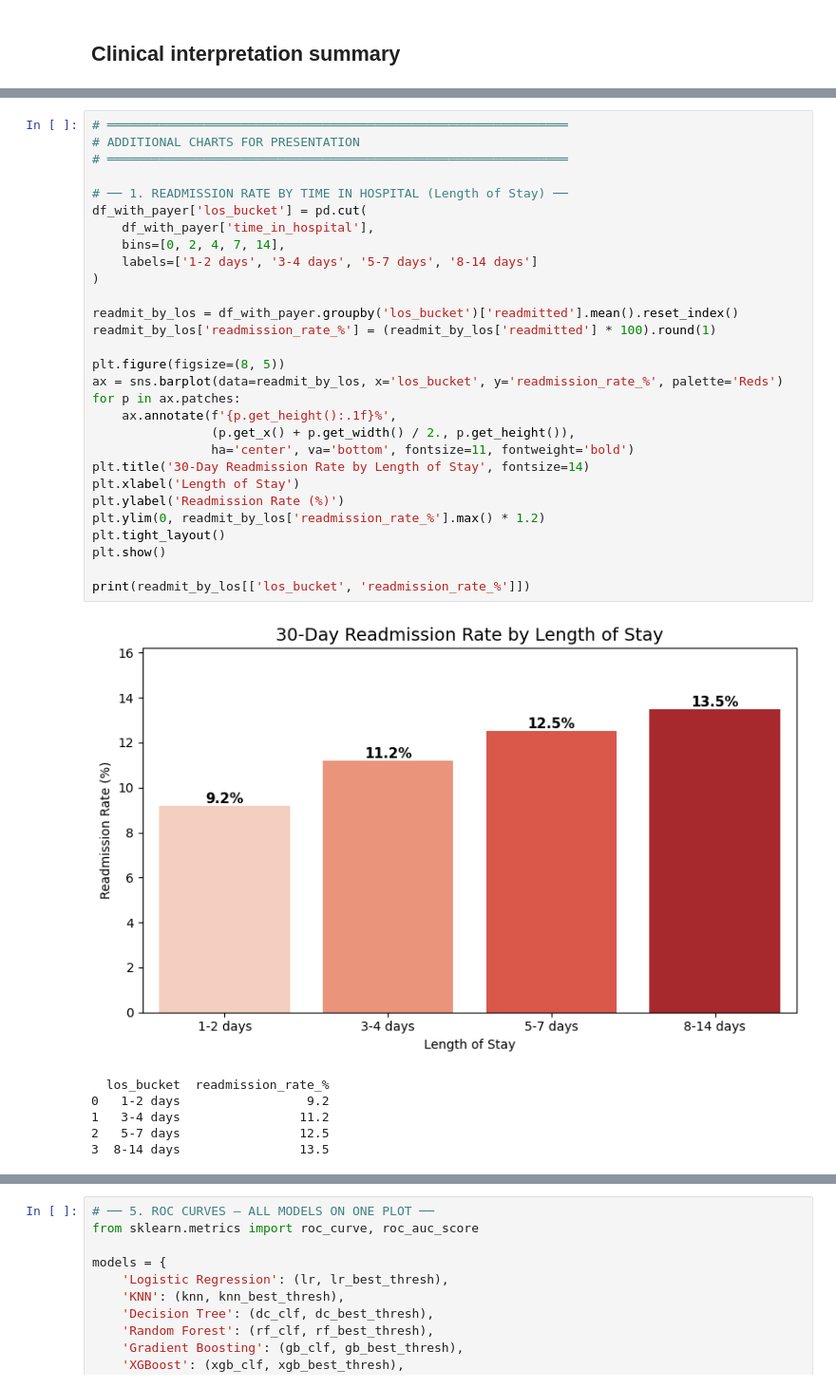
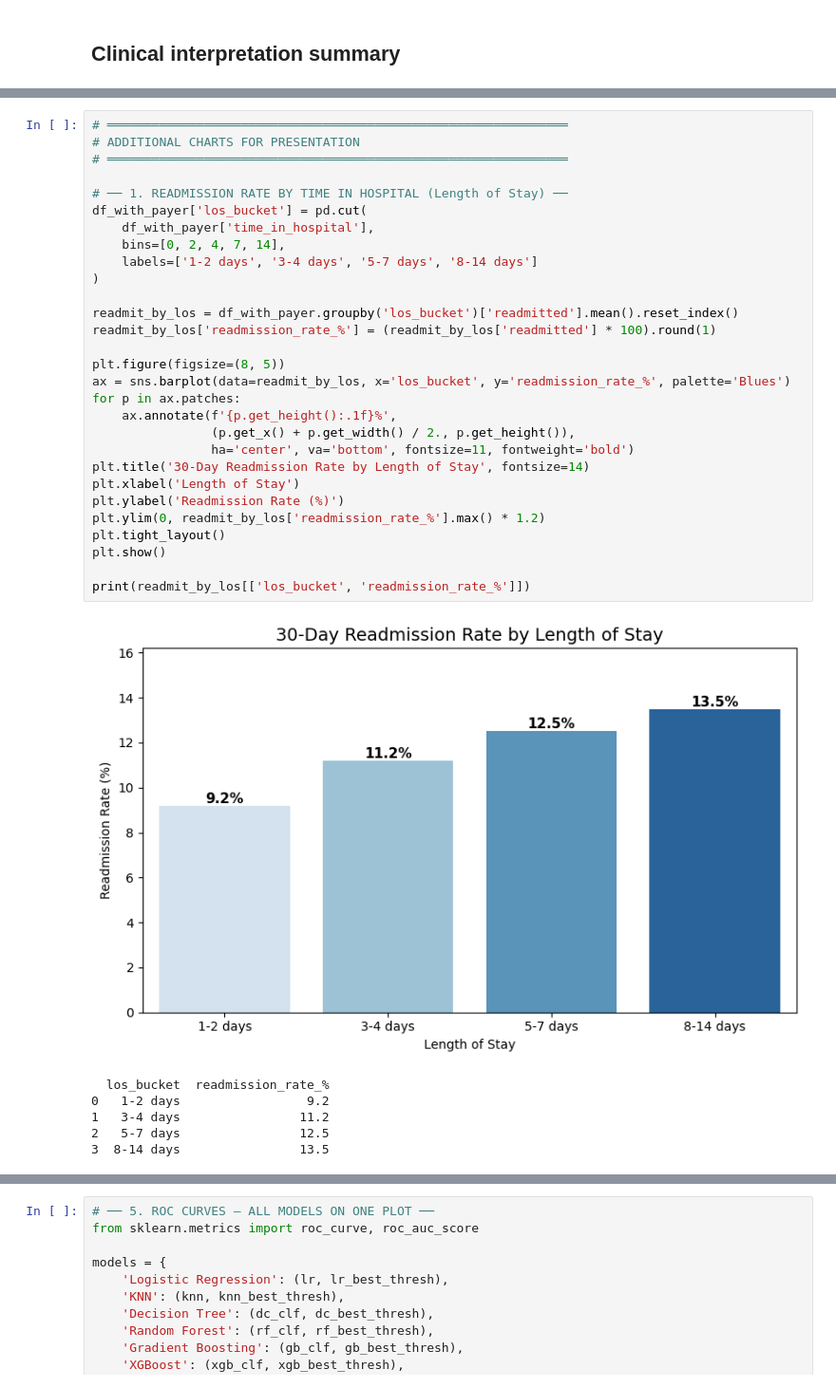
Before and after one commit to xiaohongchen01/diabetes_readmission_prediction, a Jupyter notebook: df_with_payer_models.ipynb, the cells around one changed output, grey strips where cells are left out. Shown at 95% size. Drawn from its saved outputs; the diff is of its cells as text.

Commit message:
added graphs and visuals

```diff
--- a/df_with_payer_models.ipynb
+++ b/df_with_payer_models.ipynb
@@ -1211,34 +1212,34 @@ print(readmit_by_inpatient[['inpatient_bucket', 'readmission_rate_%']])
 # %%
 # ══════════════════════════════════════════════════════════════
 # ADDITIONAL CHARTS FOR PRESENTATION
 # ══════════════════════════════════════════════════════════════
 
 # ── 1. READMISSION RATE BY TIME IN HOSPITAL (Length of Stay) ──
 df_with_payer['los_bucket'] = pd.cut(
     df_with_payer['time_in_hospital'],
     bins=[0, 2, 4, 7, 14],
     labels=['1-2 days', '3-4 days', '5-7 days', '8-14 days']
 )
 
 readmit_by_los = df_with_payer.groupby('los_bucket')['readmitted'].mean().reset_index()
 readmit_by_los['readmission_rate_%'] = (readmit_by_los['readmitted'] * 100).round(1)
 
 plt.figure(figsize=(8, 5))
-ax = sns.barplot(data=readmit_by_los, x='los_bucket', y='readmission_rate_%', palette='Reds')
+ax = sns.barplot(data=readmit_by_los, x='los_bucket', y='readmission_rate_%', palette='Blues')
 for p in ax.patches:
     ax.annotate(f'{p.get_height():.1f}%',
                 (p.get_x() + p.get_width() / 2., p.get_height()),
                 ha='center', va='bottom', fontsize=11, fontweight='bold')
 plt.title('30-Day Readmission Rate by Length of Stay', fontsize=14)
 plt.xlabel('Length of Stay')
 plt.ylabel('Readmission Rate (%)')
 plt.ylim(0, readmit_by_los['readmission_rate_%'].max() * 1.2)
 plt.tight_layout()
 plt.show()
 
 print(readmit_by_los[['los_bucket', 'readmission_rate_%']])
 # %% [output]
-[figure, old version]
+[figure, new version]
   los_bucket  readmission_rate_%
 0   1-2 days                 9.2
 1   3-4 days                11.2
```
Also changed, not shown: parts of 27 cells of this notebook, 4 other files.
